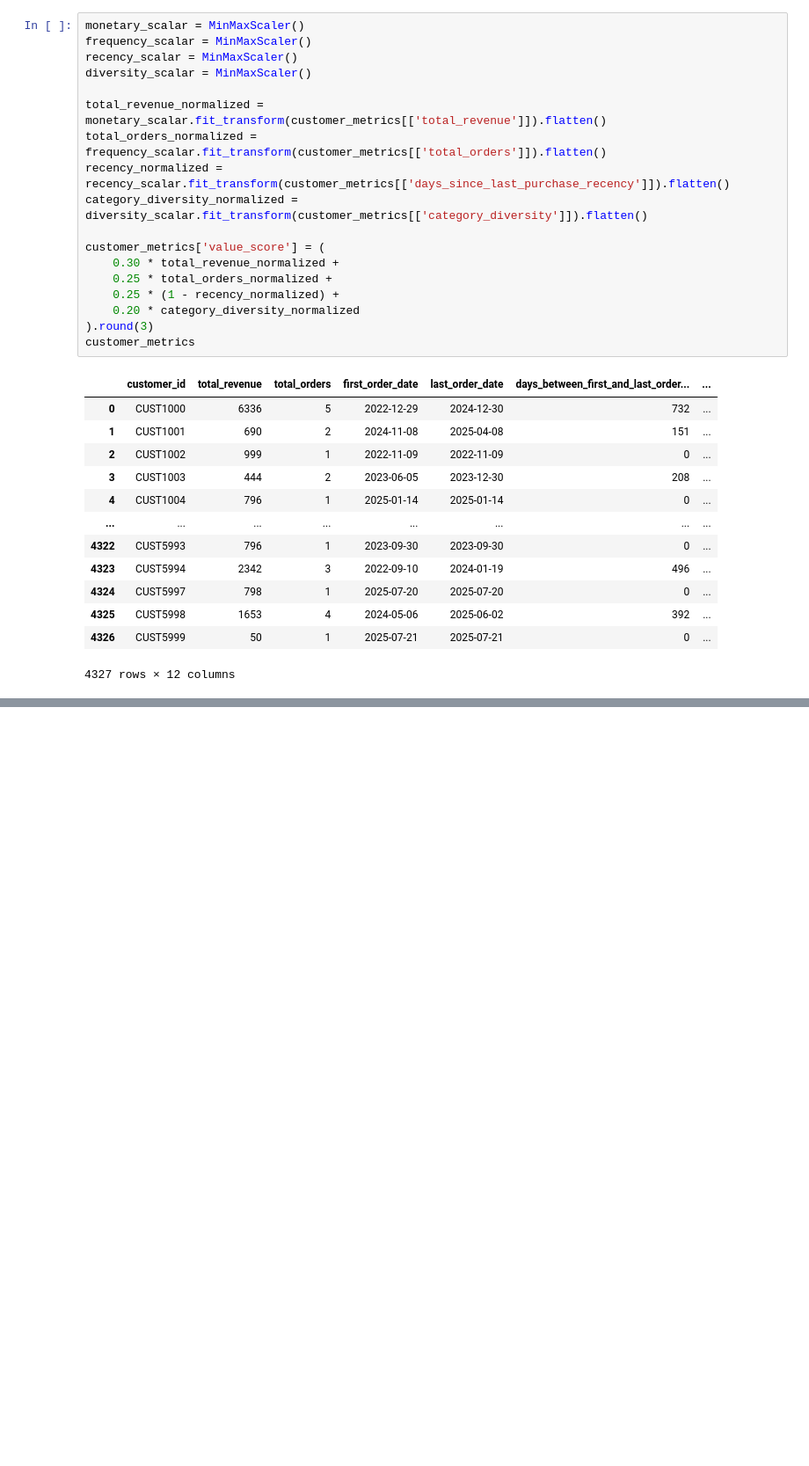
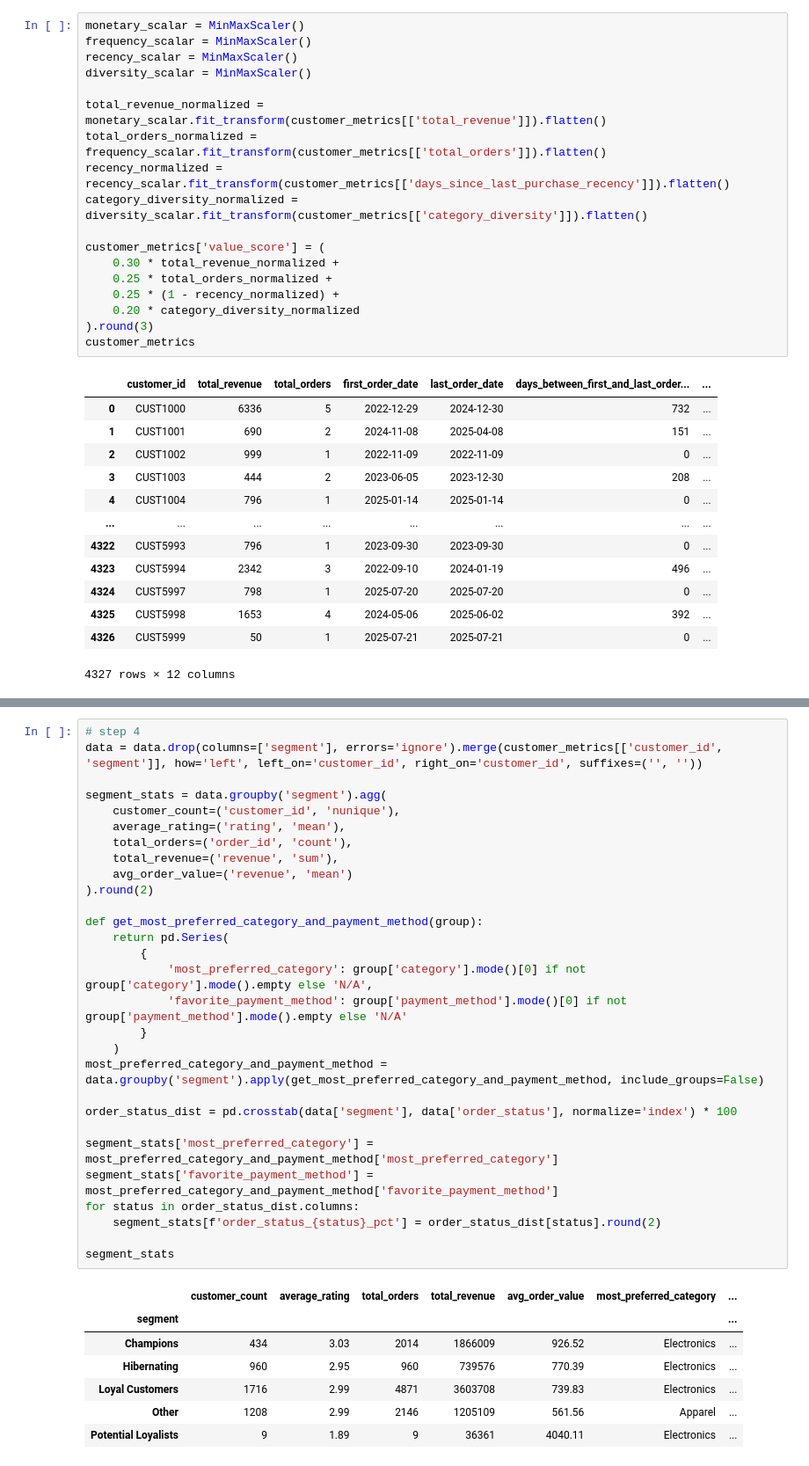
Before and after one commit to r-tavakoli/ai-ml-exercises, a Jupyter notebook: pandas/009_ecommerce_sales.ipynb, the cells around one changed output, grey strips where cells are left out. Shown at 88% size. Saved outputs shown, nothing was run; the diff lists cells and outputs as text; blank space fills up the shorter version.

```diff
--- a/pandas/009_ecommerce_sales.ipynb
+++ b/pandas/009_ecommerce_sales.ipynb
@@ -170,0 +219,37 @@ customer_metrics
+# %%
+# step 4
+data = data.drop(columns=['segment'], errors='ignore').merge(customer_metrics[['customer_id', 'segment']], how='left', left_on='customer_id', right_on='customer_id', suffixes=('', ''))
+
+segment_stats = data.groupby('segment').agg(
+    customer_count=('customer_id', 'nunique'),
+    average_rating=('rating', 'mean'),
+    total_orders=('order_id', 'count'),
+    total_revenue=('revenue', 'sum'),
+    avg_order_value=('revenue', 'mean')
+).round(2)
+
+def get_most_preferred_category_and_payment_method(group):
+    return pd.Series(
+        {
+            'most_preferred_category': group['category'].mode()[0] if not group['category'].mode().empty else 'N/A',
+            'favorite_payment_method': group['payment_method'].mode()[0] if not group['payment_method'].mode().empty else 'N/A'
+        }
+    )
+most_preferred_category_and_payment_method = data.groupby('segment').apply(get_most_preferred_category_and_payment_method, include_groups=False)
+
+order_status_dist = pd.crosstab(data['segment'], data['order_status'], normalize='index') * 100
+
+segment_stats['most_preferred_category'] = most_preferred_category_and_payment_method['most_preferred_category']
+segment_stats['favorite_payment_method'] = most_preferred_category_and_payment_method['favorite_payment_method']
+for status in order_status_dist.columns:
+    segment_stats[f'order_status_{status}_pct'] = order_status_dist[status].round(2)
+
+segment_stats
+# %% [output]
+|  | customer_count | average_rating | total_orders | total_revenue | avg_order_value | most_preferred_category | ... |
+| segment |  |  |  |  |  |  | ... |
+| Champions | 434 | 3.03 | 2014 | 1866009 | 926.52 | Electronics | ... |
+| Hibernating | 960 | 2.95 | 960 | 739576 | 770.39 | Electronics | ... |
+| Loyal Customers | 1716 | 2.99 | 4871 | 3603708 | 739.83 | Electronics | ... |
+| Other | 1208 | 2.99 | 2146 | 1205109 | 561.56 | Apparel | ... |
+| Potential Loyalists | 9 | 1.89 | 9 | 36361 | 4040.11 | Electronics | ... |
```
Also changed, not shown: parts of 2 cells of this notebook, 2 other files.
